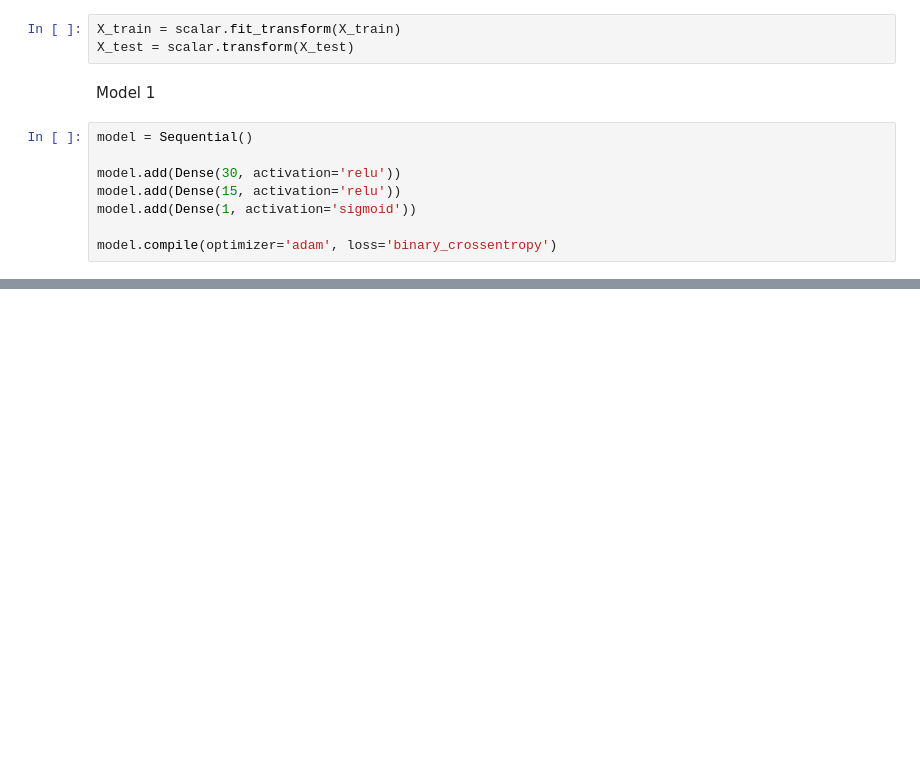
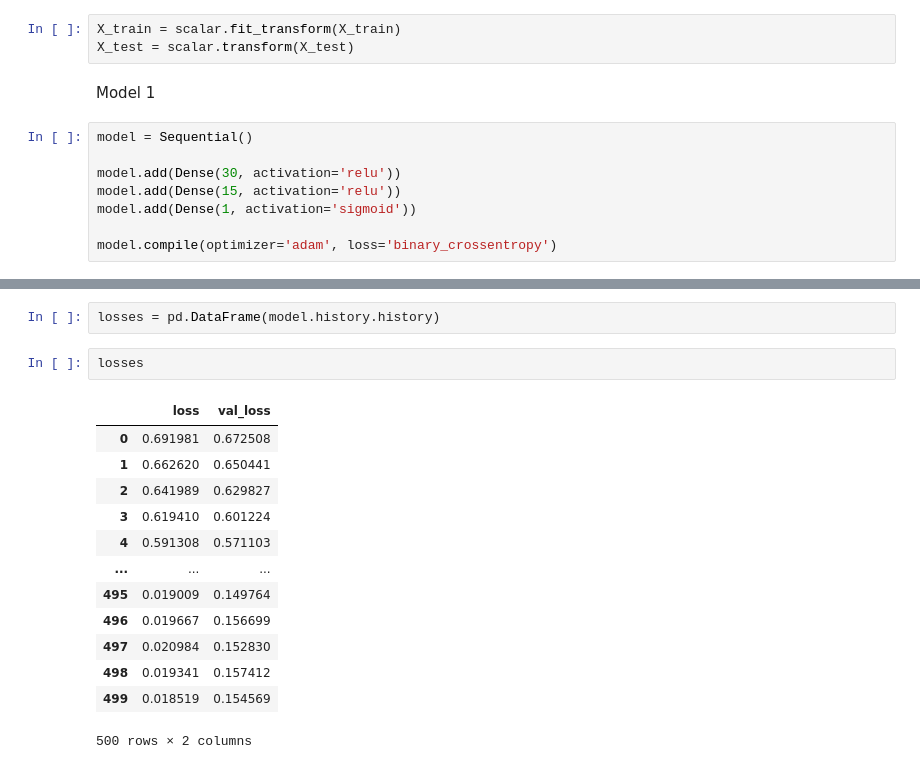
Before and after one commit to anmol438/Keras-Projects, a Jupyter notebook: keras_classification/keras_classification.ipynb, the cells around one changed output, grey strips where cells are left out. Drawn from its saved outputs; the diff is of its cells as text; blank space fills up the shorter version.

```diff
--- a/keras_classification/keras_classification.ipynb
+++ b/keras_classification/keras_classification.ipynb
@@ -161,0 +183,18 @@ model.compile(optimizer='adam', loss='binary_crossentropy')
+# %%
+losses = pd.DataFrame(model.history.history)
+# %%
+losses
+# %% [output]
+|  | loss | val_loss |
+| 0 | 0.691981 | 0.672508 |
+| 1 | 0.662620 | 0.650441 |
+| 2 | 0.641989 | 0.629827 |
+| 3 | 0.619410 | 0.601224 |
+| 4 | 0.591308 | 0.571103 |
+| ... | ... | ... |
+| 495 | 0.019009 | 0.149764 |
+| 496 | 0.019667 | 0.156699 |
+| 497 | 0.020984 | 0.152830 |
+| 498 | 0.019341 | 0.157412 |
+| 499 | 0.018519 | 0.154569 |
+500 rows × 2 columns
```
Also changed, not shown: parts of 14 cells of this notebook.
